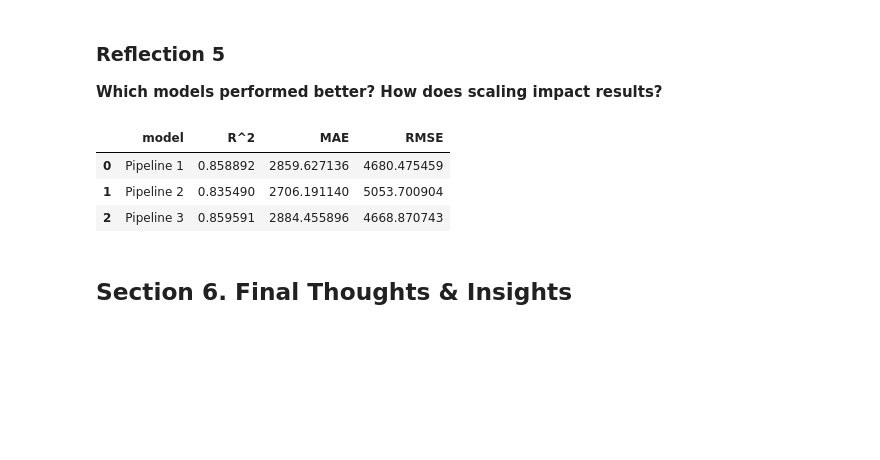
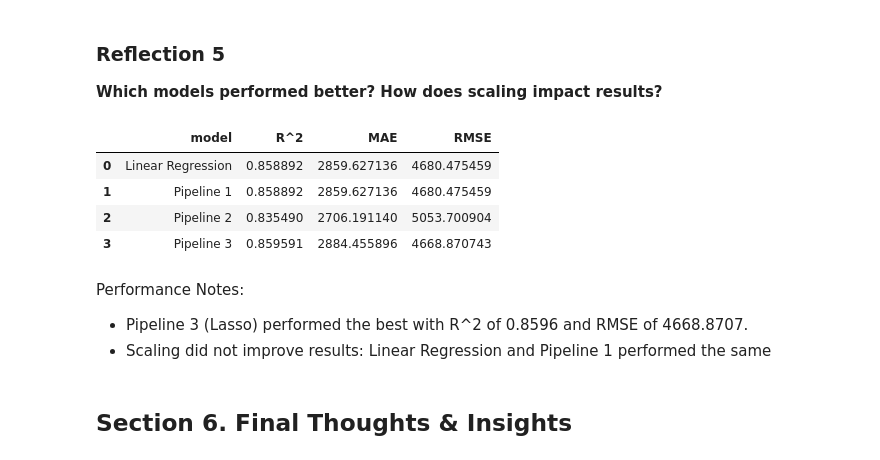
Before and after one commit to reedbc1/ml_regression_brendan, a Jupyter notebook: notebooks/ml_regression_brendan.ipynb, the cells around one changed output. Cells and saved outputs as stored; diff of their text form; code cells hidden in the pictures; blank space fills up the shorter version.

```diff
--- a/notebooks/ml_regression_brendan.ipynb
+++ b/notebooks/ml_regression_brendan.ipynb
@@ -317,9 +317,9 @@ y_pred = model.predict(X_test)
 # %%
 # Regression: R^2, MAE, RMSE
 
-r2 = r2_score(y_test, y_pred)
-mae = mean_absolute_error(y_test, y_pred)
-rmse = np.sqrt(mean_squared_error(y_test, y_pred))
+r2_r = r2_score(y_test, y_pred)
+mae_r = mean_absolute_error(y_test, y_pred)
+rmse_r = np.sqrt(mean_squared_error(y_test, y_pred))
 
 print(f"R^2:  {r2:.4f}")
 print(f"MAE:  {mae:.4f}")
@@ -364,3 +364,22 @@ Pipeline 1 Results:
 R^2:  0.8589
 MAE:  2859.6271
 RMSE: 4680.4755
+# %%
+pipeline2 = Pipeline([
+    ("imputer", SimpleImputer(strategy="mean")),
+    ("scaler", StandardScaler()),
+    ("linreg", LinearRegression())
+])
+
+pipeline2.fit(X_train, y_train)
+
+y_pred = pipeline2.predict(X_test)
+
+r2_2 = r2_score(y_test, y_pred)
+mae_2 = mean_absolute_error(y_test, y_pred)
+rmse_2 = np.sqrt(mean_squared_error(y_test, y_pred))
+
+print("Pipeline 2 Results:")
+print(f"R^2:  {r2_2:.4f}")
+print(f"MAE:  {mae_2:.4f}")
+print(f"RMSE: {rmse_2:.4f}")
@@ -443,33 +467,44 @@ Best RMSE: 4668.870743111423
 <b>Which models performed better? How does scaling impact results?</b>
 # %%
 results = [
+    {
+    "model": "Linear Regression",
+    "R^2": r2_r,
+    "MAE": mae_r,
+    "RMSE": rmse_r,
+    },
     {
     "model": "Pipeline 1",
     "R^2": r2,
     "MAE": mae,
     "RMSE": rmse,
     },
     {
     "model": "Pipeline 2",
     "R^2": r2_2,
     "MAE": mae_2,
     "RMSE": rmse_2,
     },
     {
     "model": "Pipeline 3",
     "R^2": r2_3,
     "MAE": mae_3,
     "RMSE": rmse_3,
     }
 ]
 
 df_results = pd.DataFrame(results)
 df_results
 # %% [output]
 |  | model | R^2 | MAE | RMSE |
-| 0 | Pipeline 1 | 0.858892 | 2859.627136 | 4680.475459 |
-| 1 | Pipeline 2 | 0.835490 | 2706.191140 | 5053.700904 |
-| 2 | Pipeline 3 | 0.859591 | 2884.455896 | 4668.870743 |
+| 0 | Linear Regression | 0.858892 | 2859.627136 | 4680.475459 |
+| 1 | Pipeline 1 | 0.858892 | 2859.627136 | 4680.475459 |
+| 2 | Pipeline 2 | 0.835490 | 2706.191140 | 5053.700904 |
+| 3 | Pipeline 3 | 0.859591 | 2884.455896 | 4668.870743 |
+# %% [markdown]
+Performance Notes:
+- Pipeline 3 (Lasso) performed the best with R^2 of 0.8596 and RMSE of 4668.8707.
+- Scaling did not improve results: Linear Regression and Pipeline 1 performed the same
 # %% [markdown]
 ## Section 6. Final Thoughts & Insights
 # %% [markdown]
```
Also changed, not shown: parts of 6 cells of this notebook.
